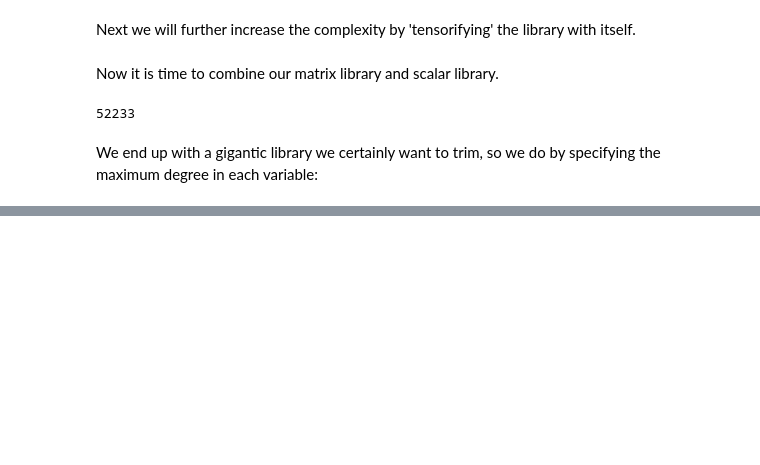
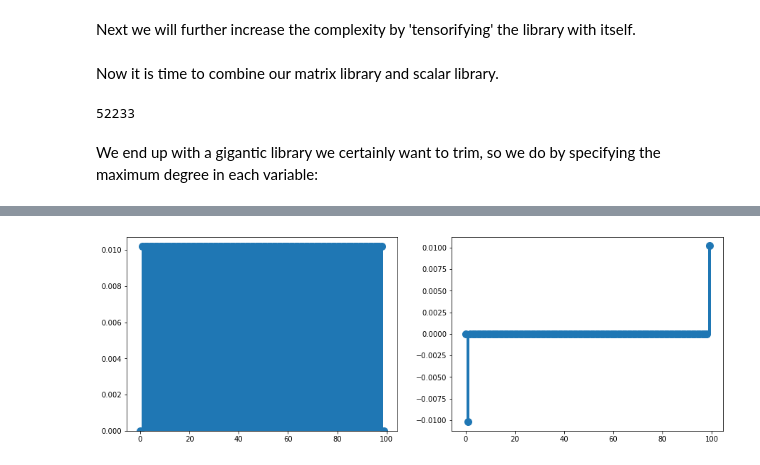
Before and after one commit to etiennerognin/DiluteBrownianDynamics, a Jupyter notebook: data/analyse_Hookean.ipynb, the cells around one changed output, grey strips where cells are left out. Saved outputs shown, nothing was run; the diff lists cells and outputs as text; code cells hidden in the pictures; blank space fills up the shorter version.

```diff
--- a/data/analyse_Hookean.ipynb
+++ b/data/analyse_Hookean.ipynb
@@ -3,6 +3,12 @@
 # %%
 import numpy as np
 from matsindy.feature_library import FeatureLibrary
+
+from ipywidgets import interactive, fixed
+import ipywidgets as widgets
+%matplotlib inline
+import matplotlib.pyplot as plt
+plt.rcParams['figure.figsize'] = [15, 8]
 # %% [markdown]
 ## Datasets selection
 # %%
@@ -123,0 +177,20 @@ for name, data in dataset.items():
+# %%
+from matsindy.weak import make_window
+
+window = make_window(100, 'rectangular')
+
+width = len(window)
+x = np.arange(width)
+#print(window)
+wind_diff = np.zeros(width)
+# derivative:
+wind_diff[1:] = -np.diff(window)
+plt.rcParams['figure.figsize'] = [15, 5]
+fig, ax = plt.subplots(ncols=2)
+ax[0].bar(x, window, width=0.01*width)
+ax[0].plot(window,'o',markersize=10)
+ax[1].bar(x, wind_diff, width=0.01*width)
+ax[1].plot(wind_diff,'o',markersize=10)
+plt.show()
+# %% [output]
+[figure, added]
```
Also changed, not shown: parts of 10 cells of this notebook, 1 other file.
